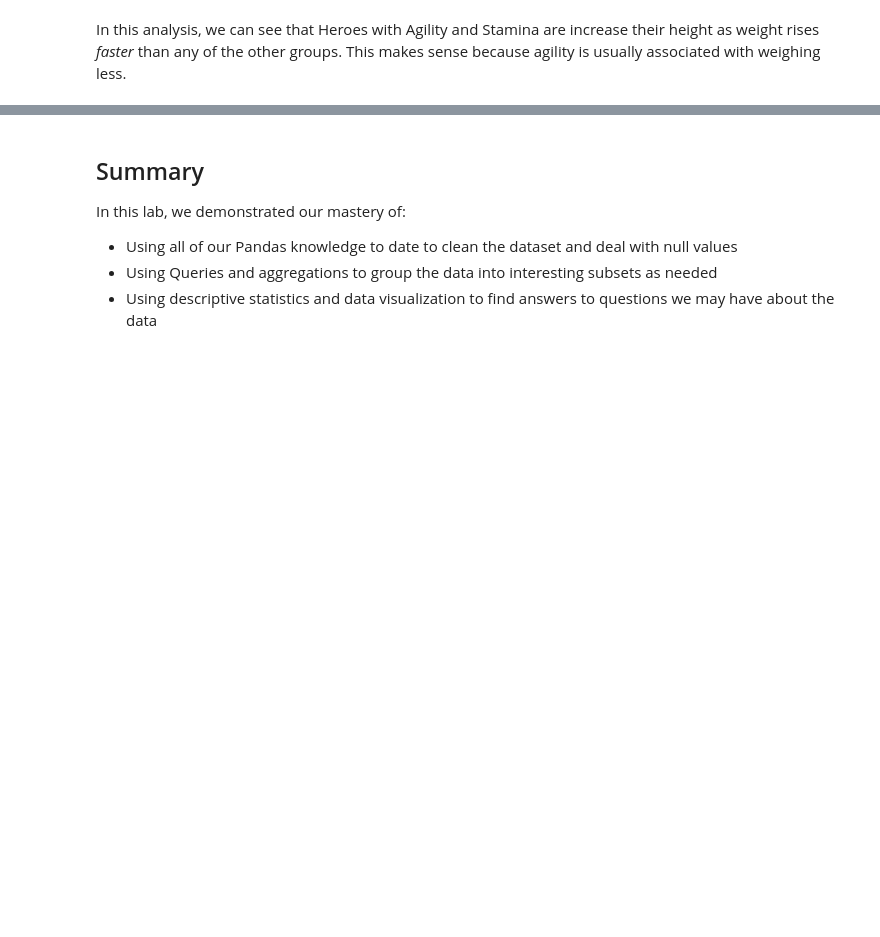
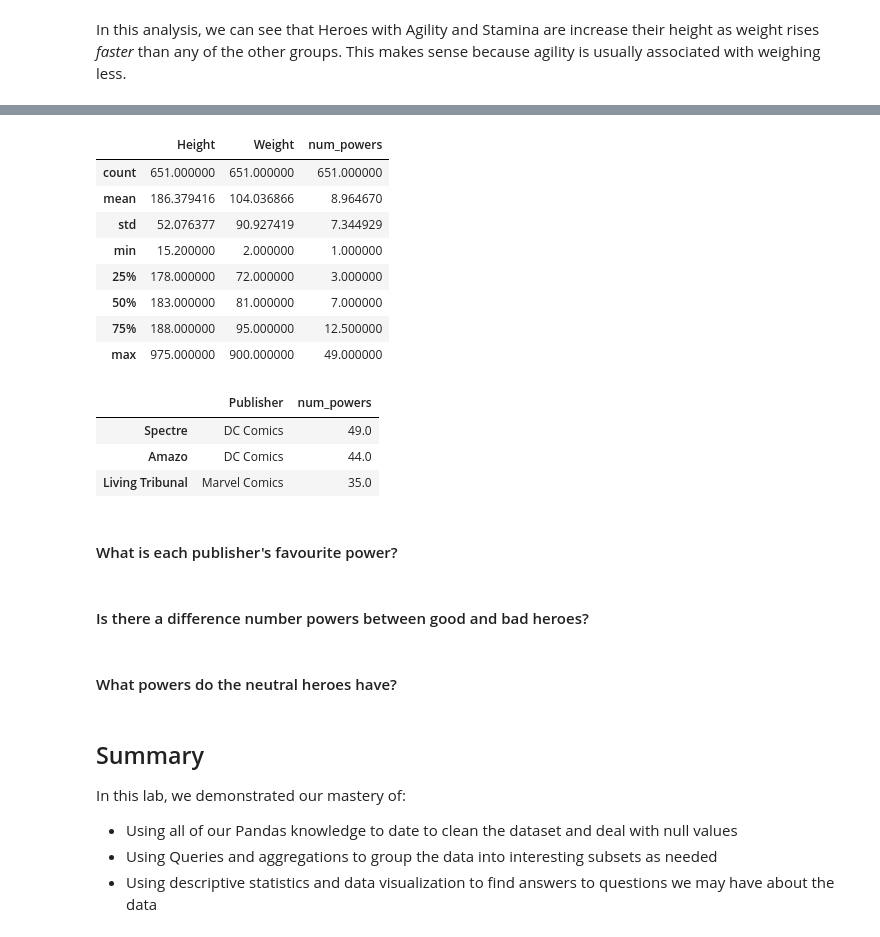
Before and after one commit to kylegwlawrence/dsc-1-04-13-project-data-cleaning-online-ds-sp-000, a Jupyter notebook: index.ipynb, the cells around one changed output, grey strips where cells are left out. Saved outputs shown, nothing was run; the diff lists cells and outputs as text; code cells hidden in the pictures; blank space fills up the shorter version.

```diff
--- a/index.ipynb
+++ b/index.ipynb
@@ -870,0 +864,3 @@ ValueError: cannot reindex from a duplicate axis
+# %%
+#sum the boolean power columns across rows and assign to num_powers
+heroes_and_powers['num_powers'] = heroes_and_powers.iloc[:,9:].sum(axis=1)
@@ -870,0 +878,23 @@ ValueError: cannot reindex from a duplicate axis
+# %%
+#check num_power stats
+heroes_and_powers.describe()
+# %% [output]
+|  | Height | Weight | num_powers |
+| count | 651.000000 | 651.000000 | 651.000000 |
+| mean | 186.379416 | 104.036866 | 8.964670 |
+| std | 52.076377 | 90.927419 | 7.344929 |
+| min | 15.200000 | 2.000000 | 1.000000 |
+| 25% | 178.000000 | 72.000000 | 3.000000 |
+| 50% | 183.000000 | 81.000000 | 7.000000 |
+| 75% | 188.000000 | 95.000000 | 12.500000 |
+| max | 975.000000 | 900.000000 | 49.000000 |
+# %%
+#now find publishers of top 3
+heroes_and_powers.sort_values(by='num_powers', ascending=False).loc[:,['Publisher','num_powers']].head(3)
+# %% [output]
+|  | Publisher | num_powers |
+| Spectre | DC Comics | 49.0 |
+| Amazo | DC Comics | 44.0 |
+| Living Tribunal | Marvel Comics | 35.0 |
+# %% [markdown]
+#### What is each publisher's favourite power?
@@ -870,0 +908,2 @@ ValueError: cannot reindex from a duplicate axis
+# %% [markdown]
+#### Is there a difference number powers between good and bad heroes?
@@ -870,0 +914,2 @@ ValueError: cannot reindex from a duplicate axis
+# %% [markdown]
+#### What powers do the neutral heroes have?
```
Also changed, not shown: parts of 17 cells of this notebook.
